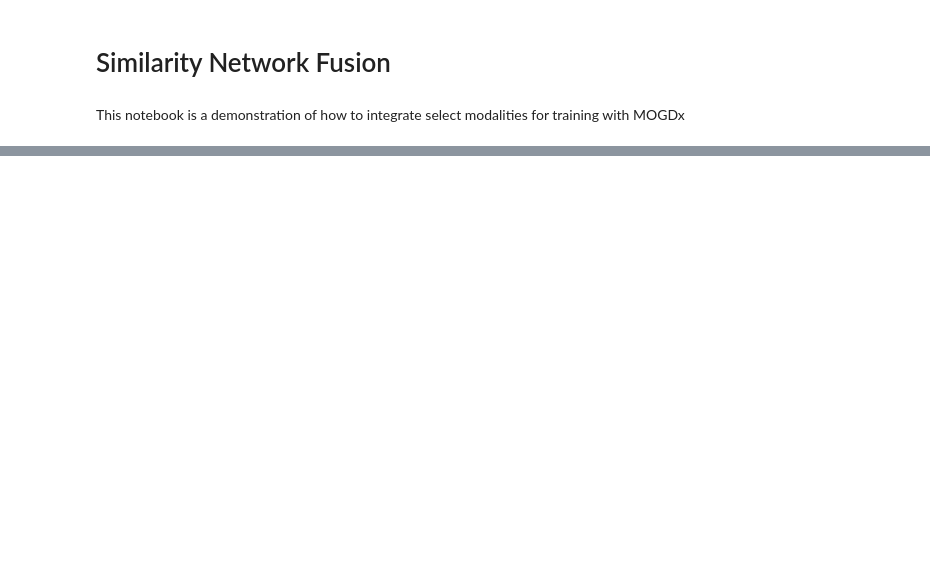
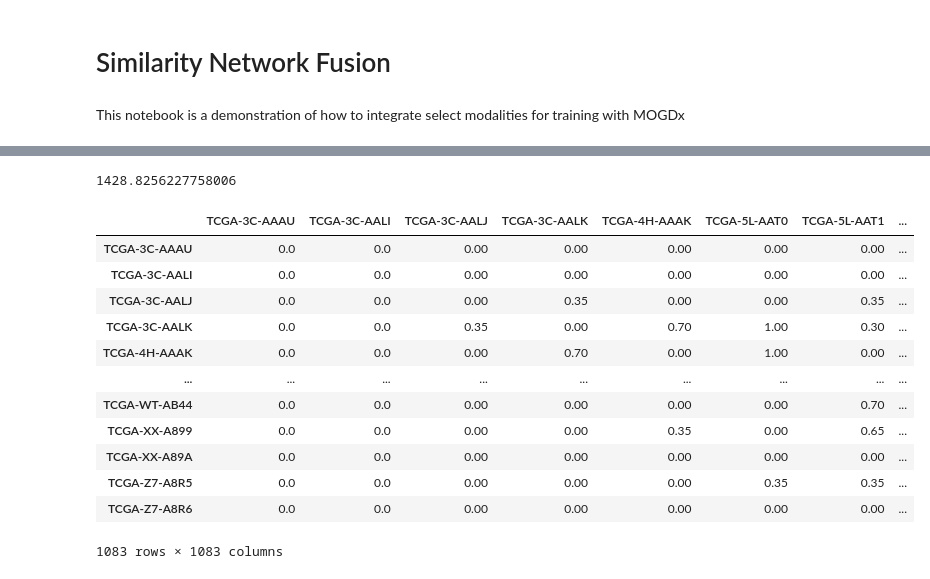
Before and after one commit to Barry8197/MOGDx, a Jupyter notebook: PreProcessing/SNF.ipynb, the cells around one changed output, grey strips where cells are left out. Drawn from its saved outputs; the diff is of its cells as text; code cells hidden in the pictures; blank space fills up the shorter version.

```diff
--- a/PreProcessing/SNF.ipynb
+++ b/PreProcessing/SNF.ipynb
@@ -81,3 +88,23 @@ SNF network for CSF and DNAm and mRNA
+# %%
+8.03 / (5.62*(10**-3))
+# %% [output]
+1428.8256227758006
+# %%
+0.3*full_graphs[0] + 0.35*full_graphs[1] + 0.35*full_graphs[2]
+# %% [output]
+|  | TCGA-3C-AAAU | TCGA-3C-AALI | TCGA-3C-AALJ | TCGA-3C-AALK | TCGA-4H-AAAK | TCGA-5L-AAT0 | TCGA-5L-AAT1 | ... |
+| TCGA-3C-AAAU | 0.0 | 0.0 | 0.00 | 0.00 | 0.00 | 0.00 | 0.00 | ... |
+| TCGA-3C-AALI | 0.0 | 0.0 | 0.00 | 0.00 | 0.00 | 0.00 | 0.00 | ... |
+| TCGA-3C-AALJ | 0.0 | 0.0 | 0.00 | 0.35 | 0.00 | 0.00 | 0.35 | ... |
+| TCGA-3C-AALK | 0.0 | 0.0 | 0.35 | 0.00 | 0.70 | 1.00 | 0.30 | ... |
+| TCGA-4H-AAAK | 0.0 | 0.0 | 0.00 | 0.70 | 0.00 | 1.00 | 0.00 | ... |
+| ... | ... | ... | ... | ... | ... | ... | ... | ... |
+| TCGA-WT-AB44 | 0.0 | 0.0 | 0.00 | 0.00 | 0.00 | 0.00 | 0.70 | ... |
+| TCGA-XX-A899 | 0.0 | 0.0 | 0.00 | 0.00 | 0.35 | 0.00 | 0.65 | ... |
+| TCGA-XX-A89A | 0.0 | 0.0 | 0.00 | 0.00 | 0.00 | 0.00 | 0.00 | ... |
+| TCGA-Z7-A8R5 | 0.0 | 0.0 | 0.00 | 0.00 | 0.00 | 0.35 | 0.35 | ... |
+| TCGA-Z7-A8R6 | 0.0 | 0.0 | 0.00 | 0.00 | 0.00 | 0.00 | 0.00 | ... |
+1083 rows × 1083 columns
 # %%
 graph = 'RPPA_mRNA'
 G= network_from_csv(f'./../../data/Networks/{graph}_graph.csv' , False)
```
Also changed, not shown: parts of 4 cells of this notebook, 24 other files.
